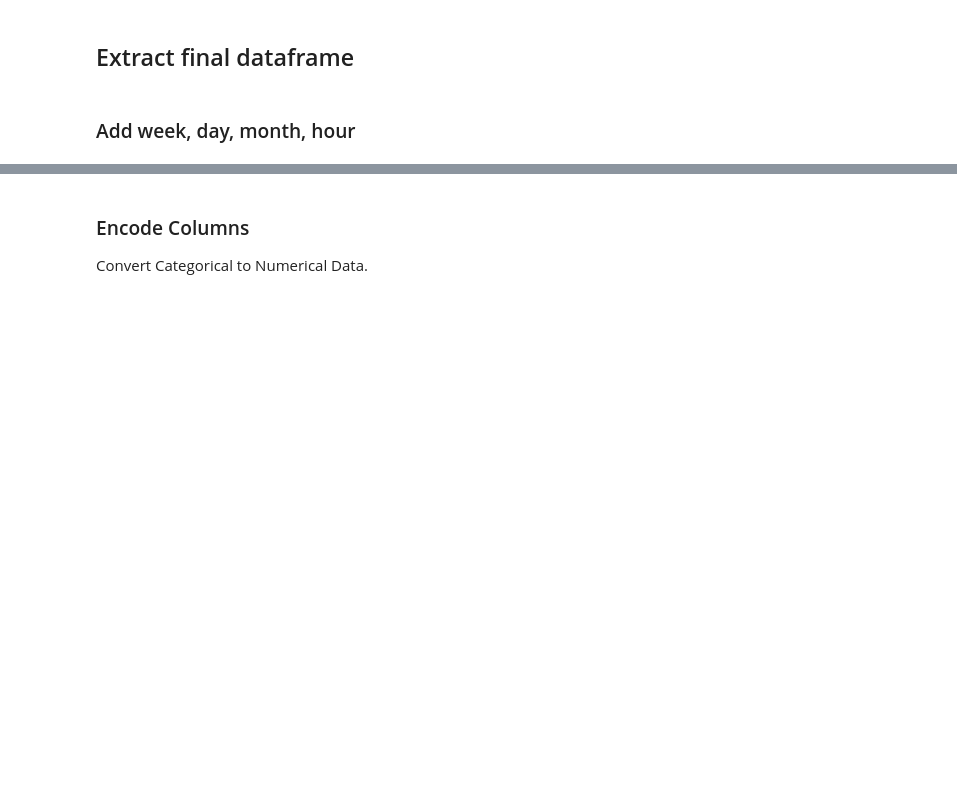
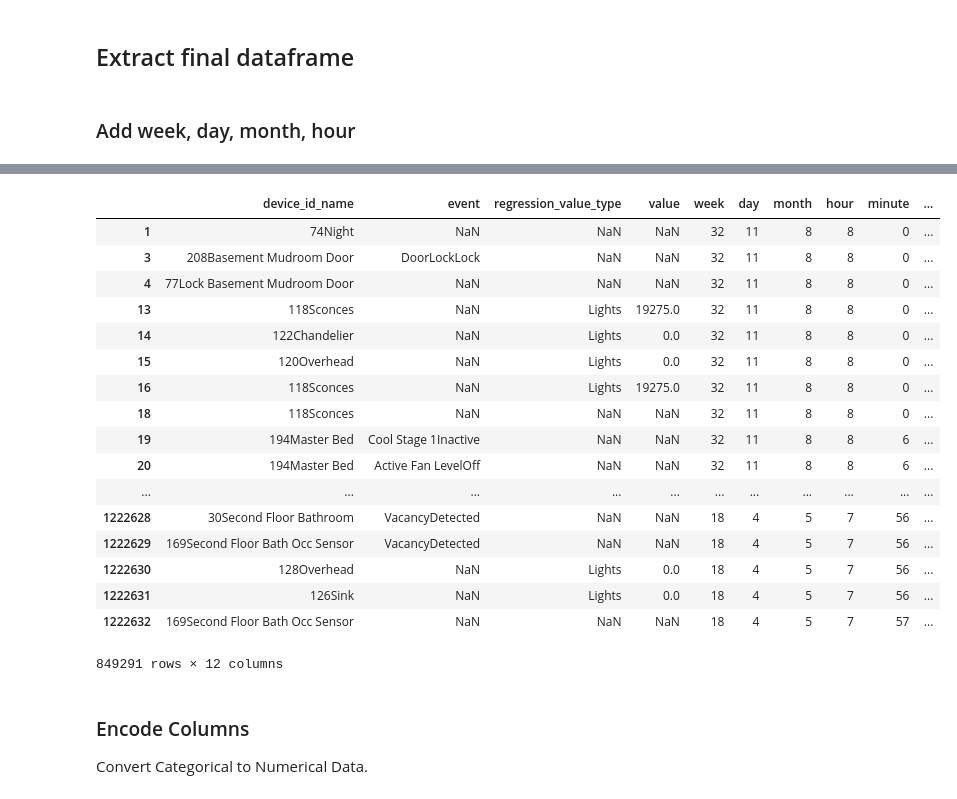
Before and after one commit to RBSystems/DataScience, a Jupyter notebook: data_preprocess.ipynb, the cells around one changed output, grey strips where cells are left out. Cells and saved outputs as stored; diff of their text form; code cells hidden in the pictures; blank space fills up the shorter version.

```diff
--- a/data_preprocess.ipynb
+++ b/data_preprocess.ipynb
@@ -414,5 +403,26 @@ KeyError: (1502438400, 'occurred at index 1')
 # %%
 df = save_or_load_from_checkpoint('./checkpoints/data_3.h5')
+# %%
+df
+# %% [output]
+|  | device_id_name | event | regression_value_type | value | week | day | month | hour | minute | ... |
+| 1 | 74Night | NaN | NaN | NaN | 32 | 11 | 8 | 8 | 0 | ... |
+| 3 | 208Basement Mudroom Door | DoorLockLock | NaN | NaN | 32 | 11 | 8 | 8 | 0 | ... |
+| 4 | 77Lock Basement Mudroom Door | NaN | NaN | NaN | 32 | 11 | 8 | 8 | 0 | ... |
+| 13 | 118Sconces | NaN | Lights | 19275.0 | 32 | 11 | 8 | 8 | 0 | ... |
+| 14 | 122Chandelier | NaN | Lights | 0.0 | 32 | 11 | 8 | 8 | 0 | ... |
+| 15 | 120Overhead | NaN | Lights | 0.0 | 32 | 11 | 8 | 8 | 0 | ... |
+| 16 | 118Sconces | NaN | Lights | 19275.0 | 32 | 11 | 8 | 8 | 0 | ... |
+| 18 | 118Sconces | NaN | NaN | NaN | 32 | 11 | 8 | 8 | 0 | ... |
+| 19 | 194Master Bed | Cool Stage 1Inactive | NaN | NaN | 32 | 11 | 8 | 8 | 6 | ... |
+| 20 | 194Master Bed | Active Fan LevelOff | NaN | NaN | 32 | 11 | 8 | 8 | 6 | ... |
+| ... | ... | ... | ... | ... | ... | ... | ... | ... | ... | ... |
+| 1222628 | 30Second Floor Bathroom | VacancyDetected | NaN | NaN | 18 | 4 | 5 | 7 | 56 | ... |
+| 1222629 | 169Second Floor Bath Occ Sensor | VacancyDetected | NaN | NaN | 18 | 4 | 5 | 7 | 56 | ... |
+| 1222630 | 128Overhead | NaN | Lights | 0.0 | 18 | 4 | 5 | 7 | 56 | ... |
+| 1222631 | 126Sink | NaN | Lights | 0.0 | 18 | 4 | 5 | 7 | 56 | ... |
+| 1222632 | 169Second Floor Bath Occ Sensor | NaN | NaN | NaN | 18 | 4 | 5 | 7 | 57 | ... |
+849291 rows × 12 columns
 # %% [markdown]
 ### Encode Columns
 
```
Also changed, not shown: parts of 12 cells of this notebook, 2 other files.
